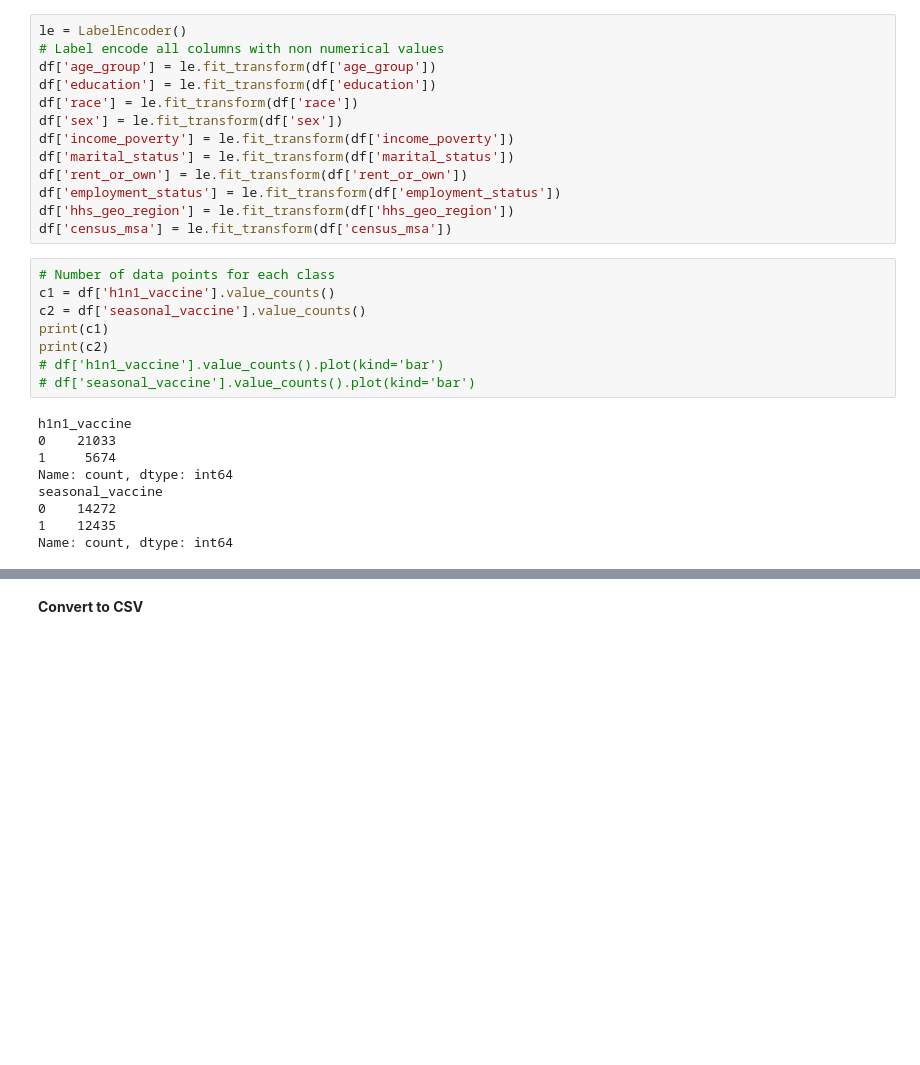
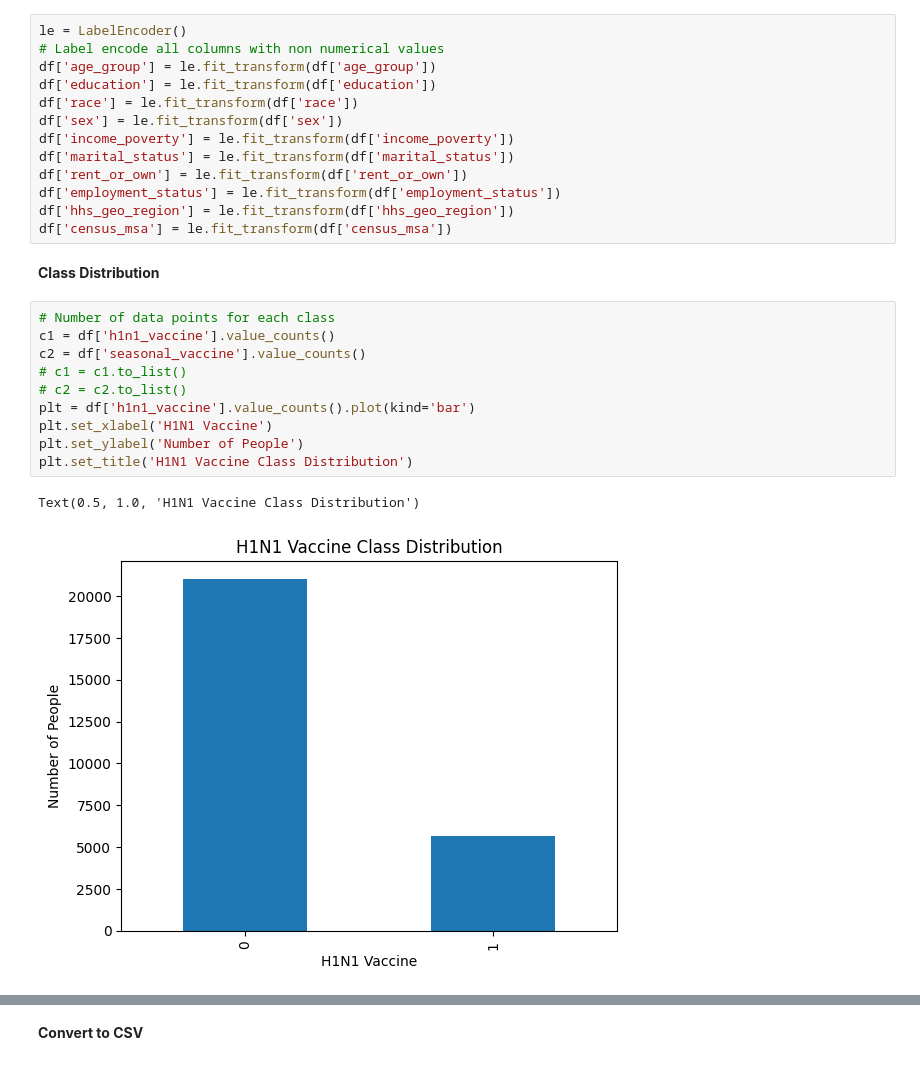
Before and after one commit to tanupatel25/SOEN417-Project, a Jupyter notebook: DataPreprocessing.ipynb, the cells around one changed output, grey strips where cells are left out. Drawn from its saved outputs; the diff is of its cells as text; blank space fills up the shorter version.

Commit message:
Added Bar Charts

```diff
--- a/DataPreprocessing.ipynb
+++ b/DataPreprocessing.ipynb
@@ -133,20 +134,18 @@ df['rent_or_own'] = le.fit_transform(df['rent_or_own'])
 df['employment_status'] = le.fit_transform(df['employment_status'])
 df['hhs_geo_region'] = le.fit_transform(df['hhs_geo_region'])
 df['census_msa'] = le.fit_transform(df['census_msa'])
+# %% [markdown]
+**Class Distribution**
 # %%
 # Number of data points for each class
 c1 = df['h1n1_vaccine'].value_counts()
 c2 = df['seasonal_vaccine'].value_counts()
-print(c1)
-print(c2)
-# df['h1n1_vaccine'].value_counts().plot(kind='bar')
-# df['seasonal_vaccine'].value_counts().plot(kind='bar')
+# c1 = c1.to_list()
+# c2 = c2.to_list()
+plt = df['h1n1_vaccine'].value_counts().plot(kind='bar')
+plt.set_xlabel('H1N1 Vaccine')
+plt.set_ylabel('Number of People')
+plt.set_title('H1N1 Vaccine Class Distribution')
 # %% [output]
-h1n1_vaccine
-0    21033
-1     5674
-Name: count, dtype: int64
-seasonal_vaccine
-0    14272
-1    12435
-Name: count, dtype: int64
+Text(0.5, 1.0, 'H1N1 Vaccine Class Distribution')
+[figure, added]
```
Also changed, not shown: parts of 3 cells of this notebook.
